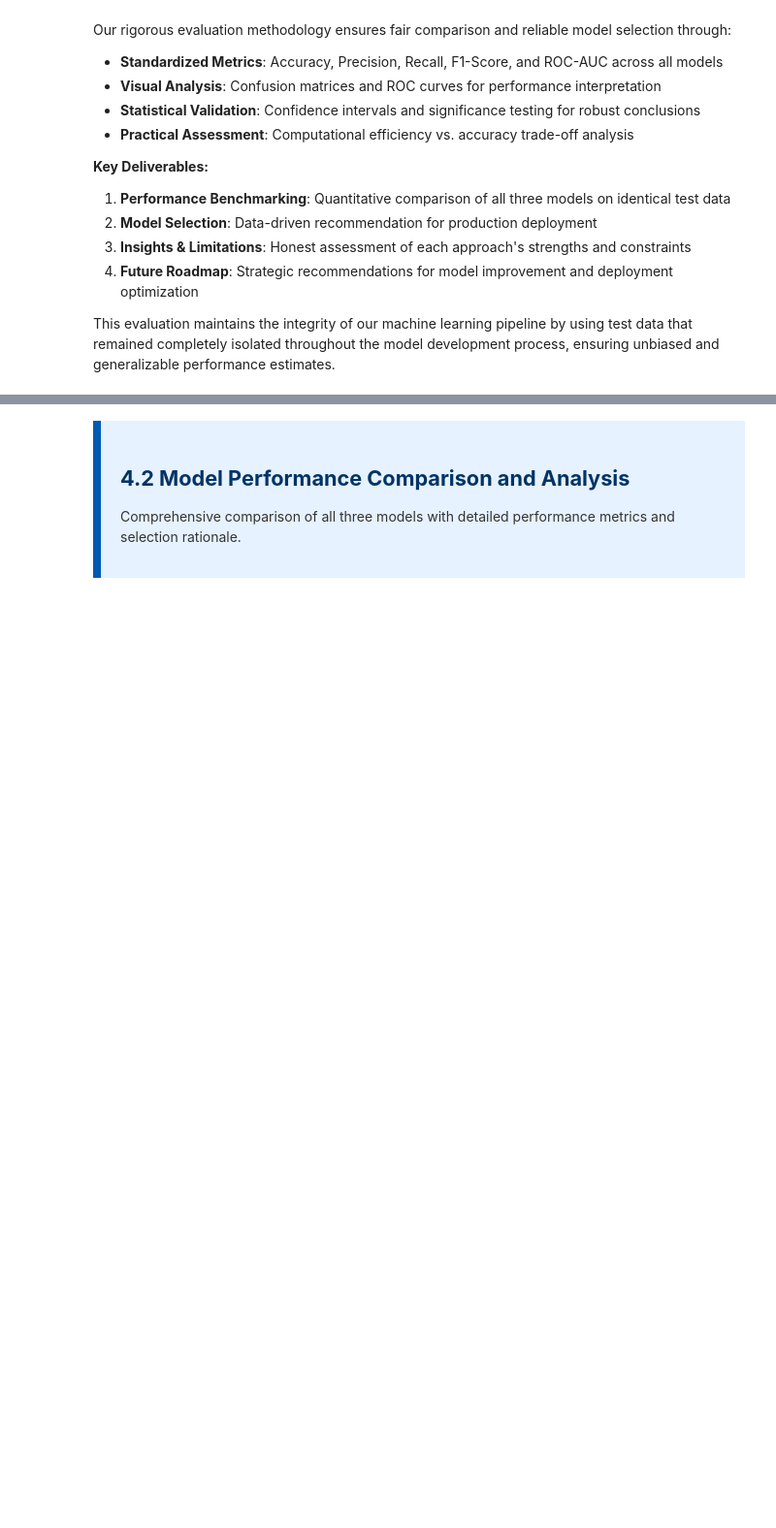
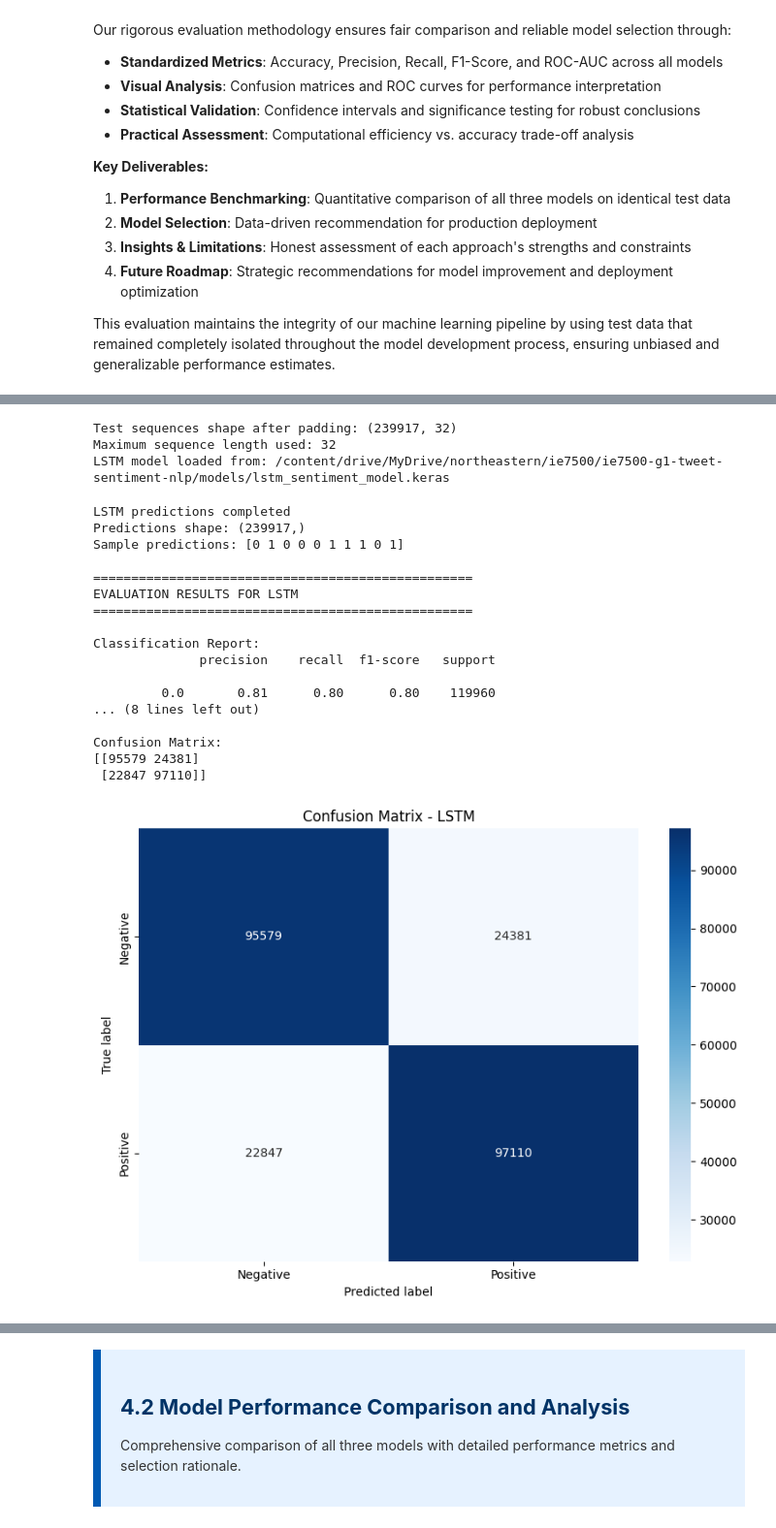
Before and after one commit to ariesslin/ie7500-g1-tweet-sentiment-nlp, a Jupyter notebook: scripts/4-Evaluation-and-Analysis.ipynb, the cells around one changed output, grey strips where cells are left out. Shown at 97% size. Drawn from its saved outputs; the diff is of its cells as text; code cells hidden in the pictures; blank space fills up the shorter version.

Commit message:
After fix colab cuba runtime issue, rerun notebook

```diff
--- a/scripts/4-Evaluation-and-Analysis.ipynb
+++ b/scripts/4-Evaluation-and-Analysis.ipynb
@@ -51,0 +49,2 @@ import seaborn as sns
+# %%
+test_path = f"{PROJECT_ROOT}/processed_data/test_dataset.csv"
@@ -212,4 +307,0 @@ X_test_pad = pad_sequences(X_test_seq, maxlen=max_len, padding='post')
-# %%
-# now, we load the LSTM trained model
-
-model_LSTM = load_model('sentiment_lstm_model.keras')
@@ -419,0 +308,57 @@ Confusion Matrix:
+# %%
+# Tokenize and pad test data for LSTM, then load model
+
+# Use .split() to match the tokenization from the training notebook (3b-LSTM)
+tokenized_test = X_test_lstm.apply(lambda x: x.split()).tolist()
+tokenized_test_texts = [' '.join(tokens) for tokens in tokenized_test]
+
+# Convert to sequences
+X_test_seq = tokenizer_lstm.texts_to_sequences(tokenized_test_texts)
+
+# Calculate max_len from training data (same as training process)
+X_train_seq = tokenizer_lstm.texts_to_sequences(tokenized_train_texts)
+max_len = max(len(seq) for seq in X_train_seq) # This will now correctly be 32
+
+# Pad sequences to max_len
+X_test_pad = pad_sequences(X_test_seq, maxlen=max_len, padding='post')
+
+print(f"Test sequences shape after padding: {X_test_pad.shape}")
+print(f"Maximum sequence length used: {max_len}")
+print(f"LSTM model loaded from: {lstm_model_path}")
+# %% [output]
+Test sequences shape after padding: (239917, 32)
+Maximum sequence length used: 32
+LSTM model loaded from: /content/drive/MyDrive/northeastern/ie7500/ie7500-g1-tweet-sentiment-nlp/models/lstm_sentiment_model.keras
+# %%
+# LSTM Predictions and Evaluation
+# ==============================
+
+# Make predictions with LSTM model
+y_pred_proba_lstm = model_LSTM.predict(X_test_pad, verbose=0)
+y_pred_lstm = (y_pred_proba_lstm >= 0.5).astype(int).flatten()
+
+print(f"LSTM predictions completed")
+print(f"Predictions shape: {y_pred_lstm.shape}")
+print(f"Sample predictions: {y_pred_lstm[:10]}")
+
+# Evaluate LSTM model using the common evaluation function
+lstm_results = evaluate_model(y_test_lstm, y_pred_lstm, y_pred_proba_lstm.flatten(), "LSTM")
+# %% [output]
+LSTM predictions completed
+Predictions shape: (239917,)
+Sample predictions: [0 1 0 0 0 1 1 1 0 1]
+
+==================================================
+EVALUATION RESULTS FOR LSTM
+==================================================
+
+Classification Report:
+              precision    recall  f1-score   support
+
+         0.0       0.81      0.80      0.80    119960
+... (8 lines left out)
+
+Confusion Matrix:
+[[95579 24381]
+ [22847 97110]]
+[figure, added]
```
Also changed, not shown: parts of 48 cells of this notebook.
